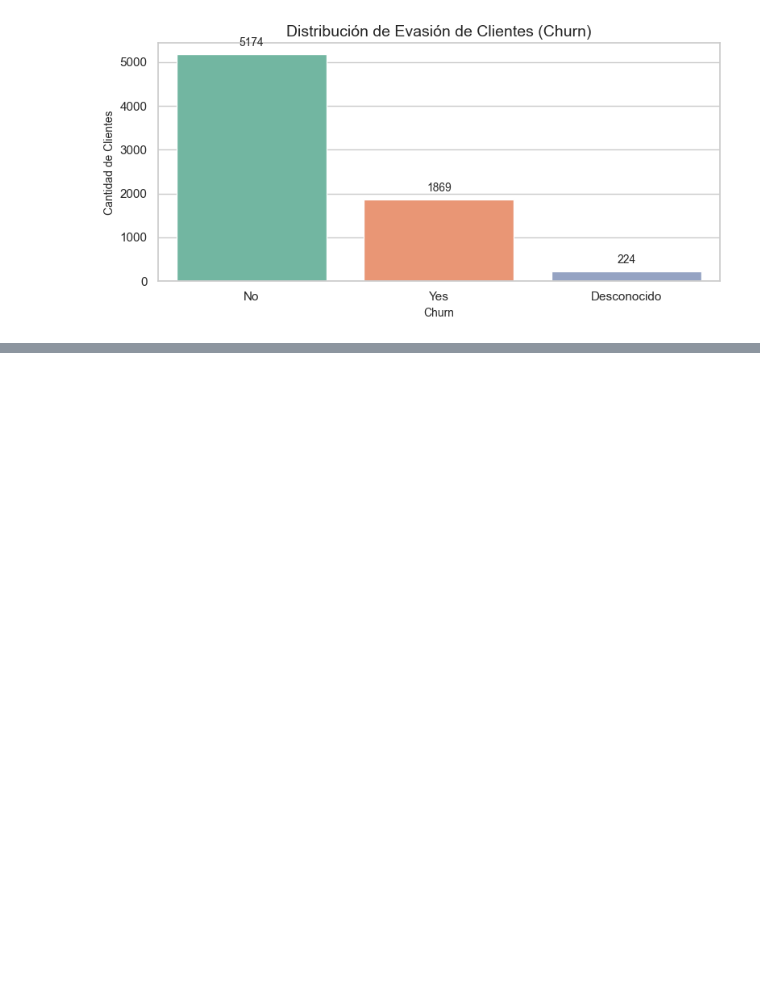
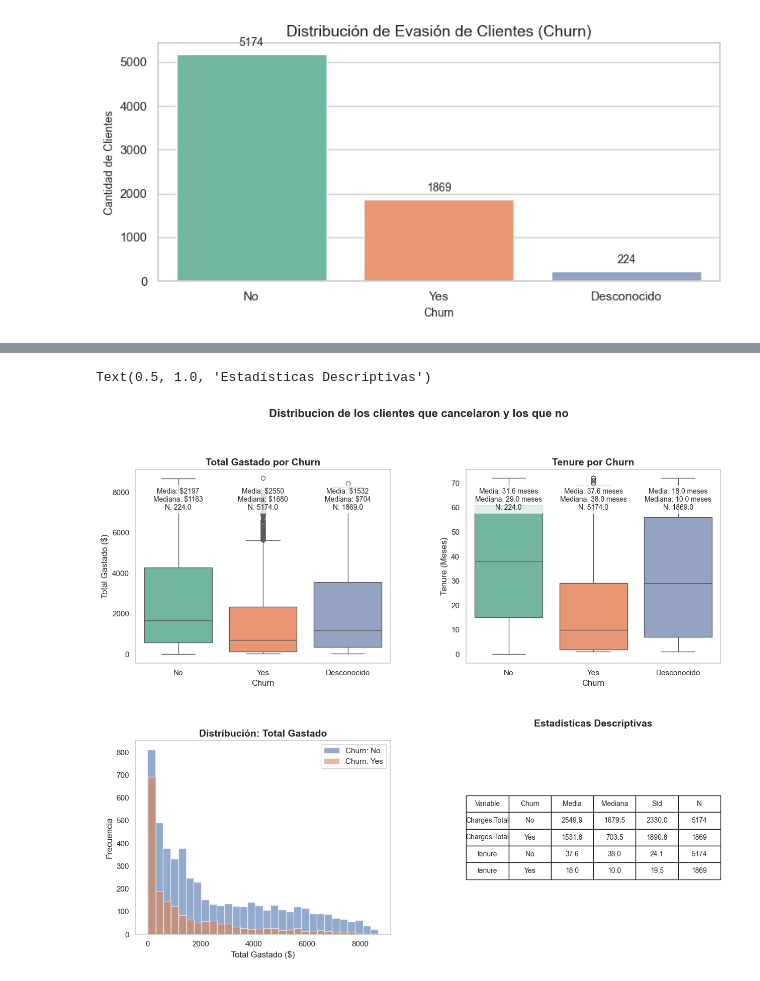
Before and after one commit to Smejia2002/telecomX, a Jupyter notebook: notebooks/telecom_x_latam.ipynb, the cells around one changed output, grey strips where cells are left out. Saved outputs shown, nothing was run; the diff lists cells and outputs as text; code cells hidden in the pictures; blank space fills up the shorter version.

```diff
--- a/notebooks/telecom_x_latam.ipynb
+++ b/notebooks/telecom_x_latam.ipynb
@@ -283,0 +356,77 @@ Passing `palette` without assigning `hue` is deprecated and will be removed in v
+# %%
+fig, axs = plt.subplots(2, 2, figsize=(15, 12))
+fig.subplots_adjust(hspace=0.4, wspace=0.3)
+fig.suptitle('Distribucion de los clientes que cancelaron y los que no', fontsize=16, fontweight='bold')
+
+# 1. BOXPLOT: Total Gastado
+sns.boxplot(data=df, x='Churn', y='Charges.Total', palette='Set2', ax=axs[0,0])
+axs[0,0].set_title('Total Gastado por Churn', fontsize=14, fontweight='bold')
+axs[0,0].set_xlabel('Churn', fontsize=12)
+axs[0,0].set_ylabel('Total Gastado ($)', fontsize=12)
+axs[0,0].grid(False)
+
+# Añadir estadísticas al gráfico
+stats_gastado = df.groupby('Churn')['Charges.Total'].agg(['mean', 'median', 'count'])
+for i, (churn_type, row) in enumerate(stats_gastado.iterrows()):
+    axs[0,0].text(i, axs[0,0].get_ylim()[1]*0.9,
+                  f'Media: ${row["mean"]:.0f}\nMediana: ${row["median"]:.0f}\nN: {row["count"]}',
+                  ha='center', va='top', fontsize=10,
+                  bbox=dict(boxstyle="round,pad=0.3", facecolor="white", alpha=0.8))
+
+# 2. BOXPLOT: Tenure
+sns.boxplot(data=df, x='Churn', y='tenure', palette='Set2', ax=axs[0,1])
+axs[0,1].set_title('Tenure por Churn', fontsize=14, fontweight='bold')
+axs[0,1].set_xlabel('Churn', fontsize=12)
+axs[0,1].set_ylabel('Tenure (Meses)', fontsize=12)
+axs[0,1].grid(False)
+
+# Añadir estadísticas al gráfico
+stats_tenure = df.groupby('Churn')['tenure'].agg(['mean', 'median', 'count'])
+for i, (churn_type, row) in enumerate(stats_tenure.iterrows()):
+    axs[0,1].text(i, axs[0,1].get_ylim()[1]*0.9,
+                  f'Media: {row["mean"]:.1f} meses\nMediana: {row["median"]:.1f} meses\nN: {row["count"]}',
+                  ha='center', va='top', fontsize=10,
+                  bbox=dict(boxstyle="round,pad=0.3", facecolor="white", alpha=0.8))
+
+# 3. HISTOGRAMA COMPLEMENTARIO: Total Gastado
+for churn_val in df['Churn'].unique():
+    if churn_val != 'Desconocido':  # Filtrar desconocidos para claridad
+        subset = df[df['Churn'] == churn_val]['Charges.Total']
+        axs[1,0].hist(subset, alpha=0.6, label=f'Churn: {churn_val}', bins=30)
+
+axs[1,0].set_title('Distribución: Total Gastado', fontsize=14, fontweight='bold')
+axs[1,0].set_xlabel('Total Gastado ($)', fontsize=12)
+axs[1,0].set_ylabel('Frecuencia', fontsize=12)
+axs[1,0].legend()
+axs[1,0].grid(False)
+
+# 4. TABLA DE ESTADÍSTICAS DESCRIPTIVAS
+axs[1,1].axis('off')  # Quitar ejes para la tabla
+
+# Crear tabla de resumen
+tabla_data = []
+for variable in ['Charges.Total', 'tenure']:
+    for churn_val in ['No', 'Yes']:
+        data_subset = df[df['Churn'] == churn_val][variable]
+        tabla_data.append([
+            variable,
+            churn_val,
+            f'{data_subset.mean():.1f}',
+            f'{data_subset.median():.1f}',
+            f'{data_subset.std():.1f}',
+            len(data_subset)
+        ])
+
+tabla_df = pd.DataFrame(tabla_data,
+                       columns=['Variable', 'Churn', 'Media', 'Mediana', 'Std', 'N'])
+
+# Mostrar tabla
+table = axs[1,1].table(cellText=tabla_df.values,
+                      colLabels=tabla_df.columns,
+                      cellLoc='center',
+                      loc='center')
+table.auto_set_font_size(False)
+table.set_fontsize(10)
+table.scale(1, 2)
+axs[1,1].set_title('Estadísticas Descriptivas', fontsize=14, fontweight='bold', pad=20)
+# %% [output]
@@ -283,0 +440,2 @@ Passing `palette` without assigning `hue` is deprecated and will be removed in v
+Text(0.5, 1.0, 'Estadísticas Descriptivas')
+[figure, added]
```
Also changed, not shown: parts of 18 cells of this notebook, 1 other file.
